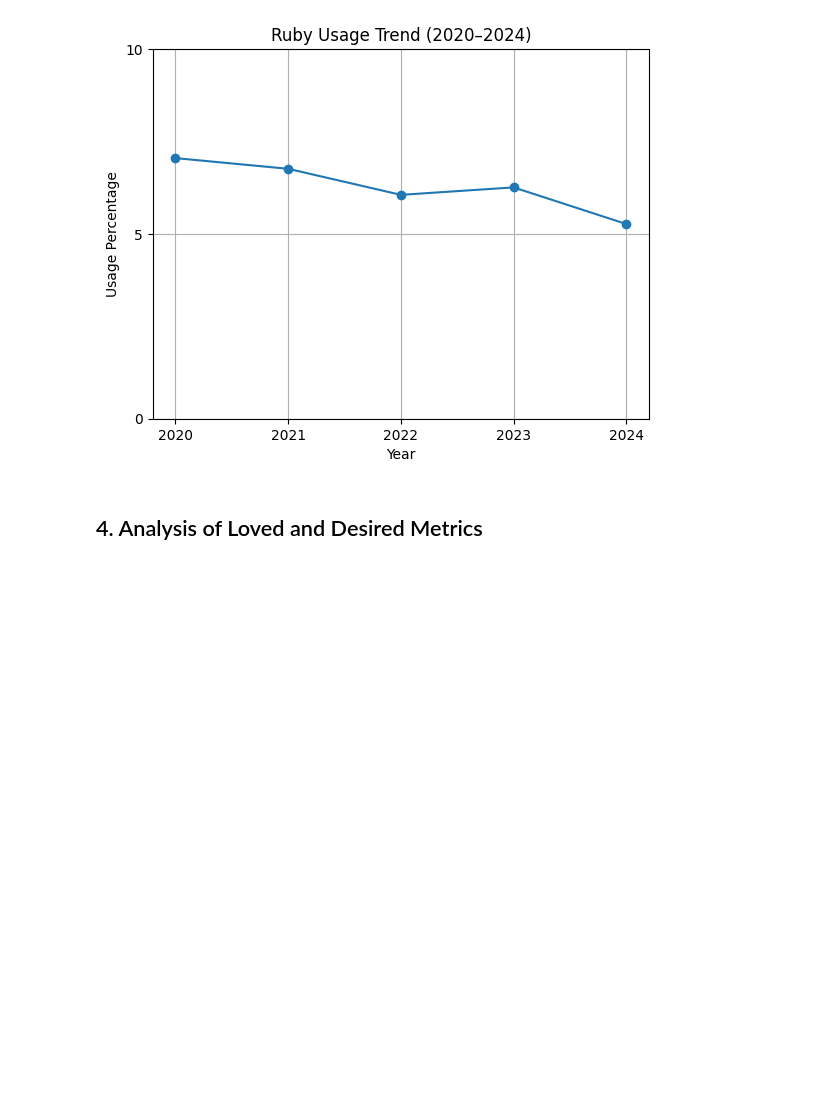
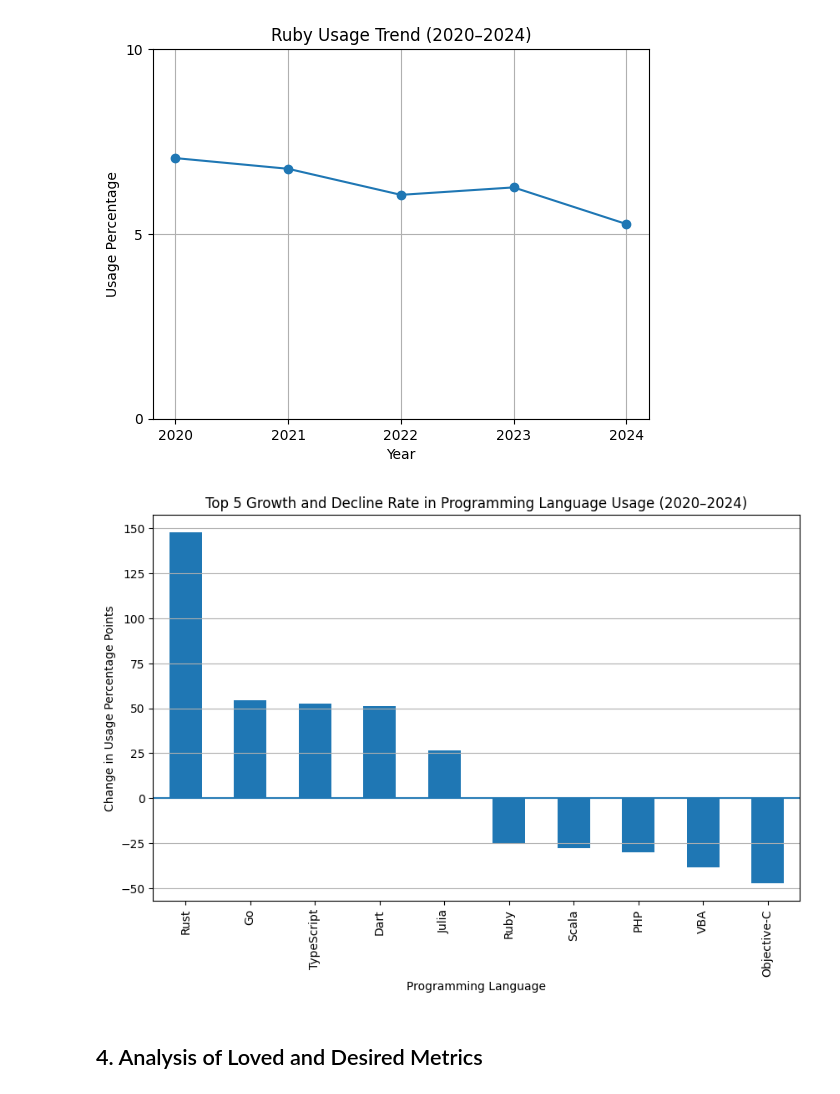
Before and after one commit to devinlin89/SO-language-trends-2020-2024, a Jupyter notebook: notebooks/analysis.ipynb, the cells around one changed output. Cells and saved outputs as stored; diff of their text form; code cells hidden in the pictures; blank space fills up the shorter version.

```diff
--- a/notebooks/analysis.ipynb
+++ b/notebooks/analysis.ipynb
@@ -216,6 +242,22 @@ for language in top_5_languages_by_relative_decline.index:
 [figure]
 [figure]
 [figure]
+# %%
+top_combined = pd.concat([
+    top_5_languages_by_relative_growth["Growth Rate"],
+    top_5_languages_by_relative_decline["Growth Rate"][::-1]
+])
+
+plt.figure(figsize=(10, 6))
+top_combined.plot(kind="bar")
+plt.title("Top 5 Growth and Decline Rate in Programming Language Usage (2020–2024)")
+plt.ylabel("Change in Usage Percentage Points")
+plt.xlabel("Programming Language")
+plt.axhline(0)
+plt.grid(axis="y")
+plt.show()
+# %% [output]
+[figure, added]
 # %% [markdown]
 ## 4. Analysis of Loved and Desired Metrics
 # %% [markdown]
```
Also changed, not shown: parts of 4 cells of this notebook.
